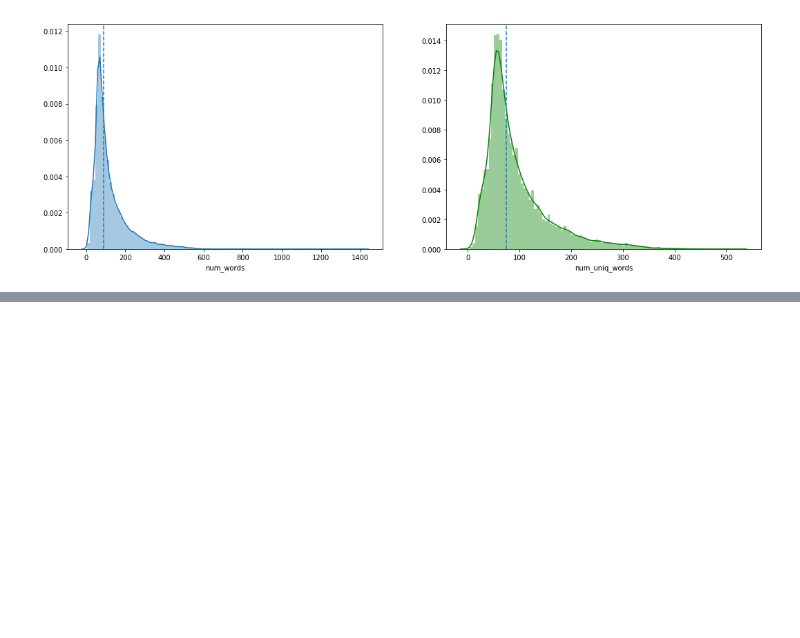
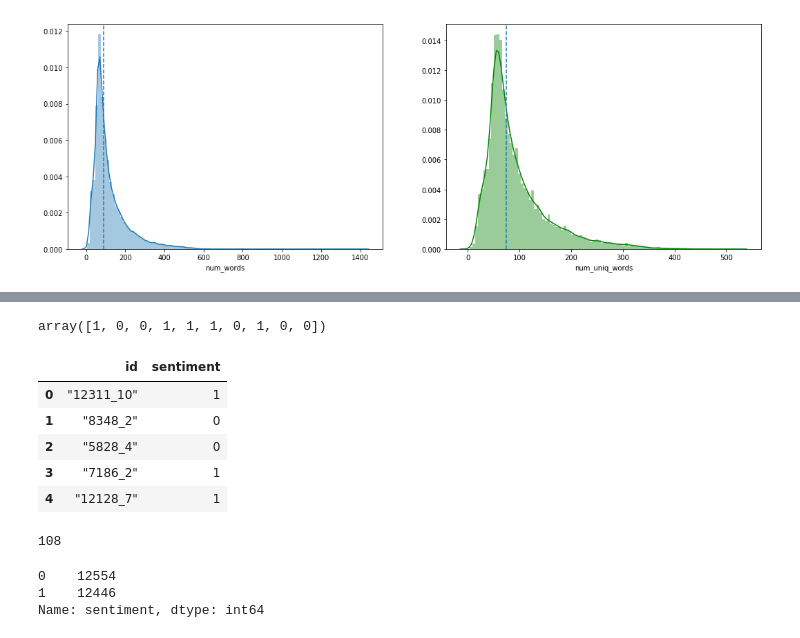
Before and after one commit to uiandwe/TIL, a Jupyter notebook: Machine_Running/kaggle/imdb/word2vec-nlp-tutorial.ipynb, the cells around one changed output, grey strips where cells are left out. Cells and saved outputs as stored; diff of their text form; code cells hidden in the pictures; blank space fills up the shorter version.

```diff
--- a/Machine_Running/kaggle/imdb/word2vec-nlp-tutorial.ipynb
+++ b/Machine_Running/kaggle/imdb/word2vec-nlp-tutorial.ipynb
@@ -322,0 +445,7 @@ ax[1].axvline(train['num_uniq_words'].median(), linestyle='dashed')
+# %%
+from sklearn.ensemble import RandomForestClassifier
+
+# 랜덤포레스트 분류기를 사용
+forest = RandomForestClassifier(
+    n_estimators = 100, n_jobs = -1, random_state=2018)
+forest
@@ -322,0 +477,3 @@ ax[1].axvline(train['num_uniq_words'].median(), linestyle='dashed')
+# %%
+%time test_data_features = pipeline.transform(clean_test_reviews)
+test_data_features = test_data_features.toarray()
@@ -322,0 +483,24 @@ ax[1].axvline(train['num_uniq_words'].median(), linestyle='dashed')
+# %%
+result = forest.predict(test_data_features)
+result[:10]
+# %% [output]
+array([1, 0, 0, 1, 1, 1, 0, 1, 0, 0])
+# %%
+output = pd.DataFrame(data={'id':test['id'], 'sentiment':result})
+output.head()
+# %% [output]
+|  | id | sentiment |
+| 0 | "12311_10" | 1 |
+| 1 | "8348_2" | 0 |
+| 2 | "5828_4" | 0 |
+| 3 | "7186_2" | 1 |
+| 4 | "12128_7" | 1 |
+# %%
+output_sentiment = output['sentiment'].value_counts()
+print(output_sentiment[0] - output_sentiment[1])
+output_sentiment
+# %% [output]
+108
+0    12554
+1    12446
+Name: sentiment, dtype: int64
```
Also changed, not shown: parts of 17 cells of this notebook.
